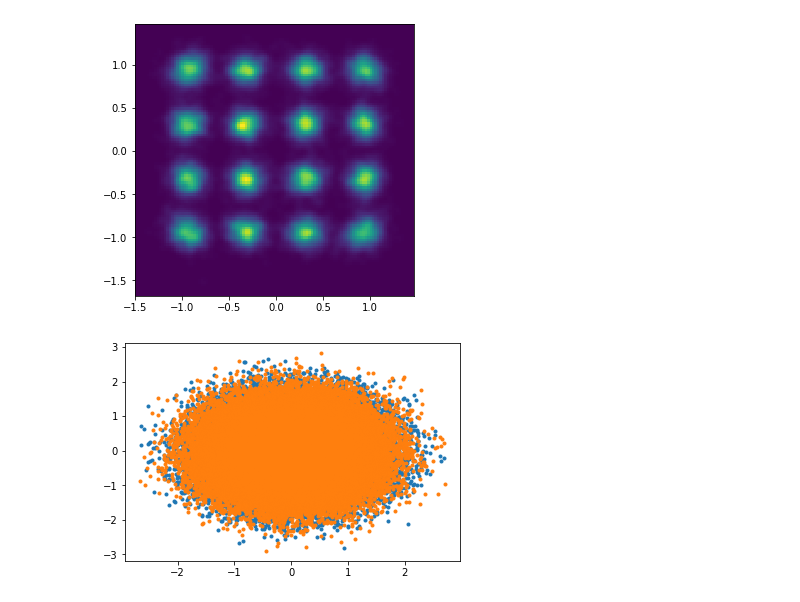
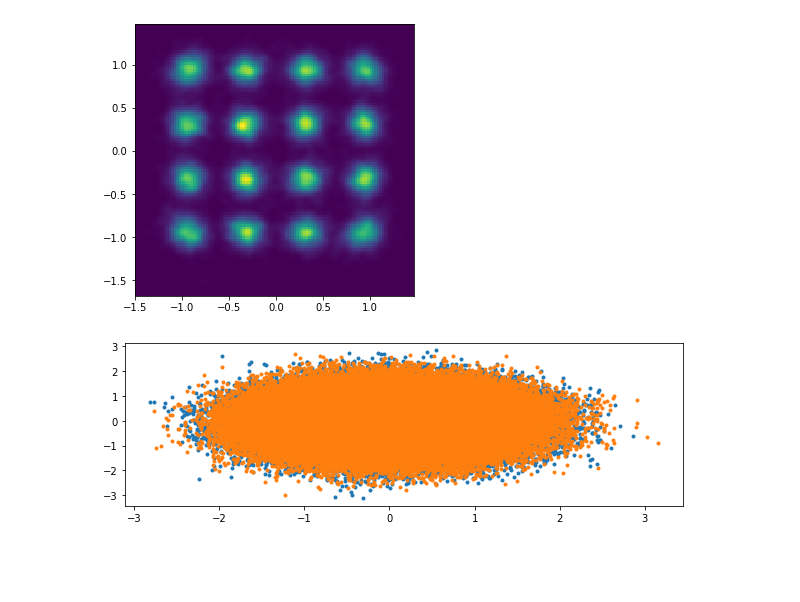
Before and after one commit to edsonportosilva/OptiCommPy, a Jupyter notebook: jupyter notebooks/Coherent WDM systems.ipynb, the cells around one changed output. Saved outputs shown, nothing was run; the diff lists cells and outputs as text; code cells hidden in the pictures; blank space fills up the shorter version.

```diff
--- a/jupyter notebooks/Coherent WDM systems.ipynb
+++ b/jupyter notebooks/Coherent WDM systems.ipynb
@@ -625,20 +625,20 @@ plt.pcolormesh(xi, yi, zi.reshape(xi.shape), alpha=1, shading='auto');
 # %%
 from numpy.matlib import repmat
 from tqdm.notebook import tqdm
 
-x = receivedSignal[::int(param.SpS/2)]
+x = receivedSignal[::int(param.SpS/4)]
 d = transmSymbols[:,:,0]
 
 x = x.reshape(len(x),2)/np.sqrt(signal_power(x))
 d = d.reshape(len(d),2)/np.sqrt(signal_power(d))
 
-θ = 0
+θ = np.pi/3
 
 rot = np.array([[np.cos(θ), -np.sin(θ)],[np.sin(θ), np.cos(θ)]])
 
 x = x@rot
 
 plt.plot(x.real, x.imag,'.');
 # %% [output]
-[figure, old version]
+[figure, new version]
 # %%
```
Also changed, not shown: parts of 9 cells of this notebook, 1 other file.
